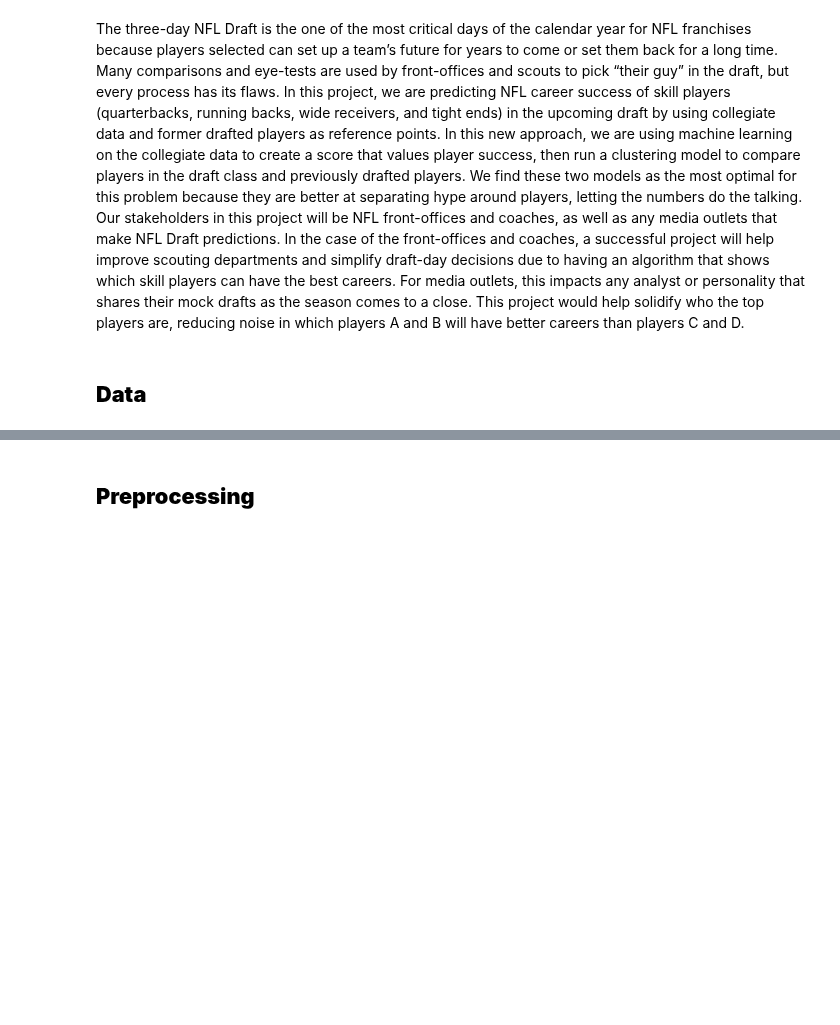
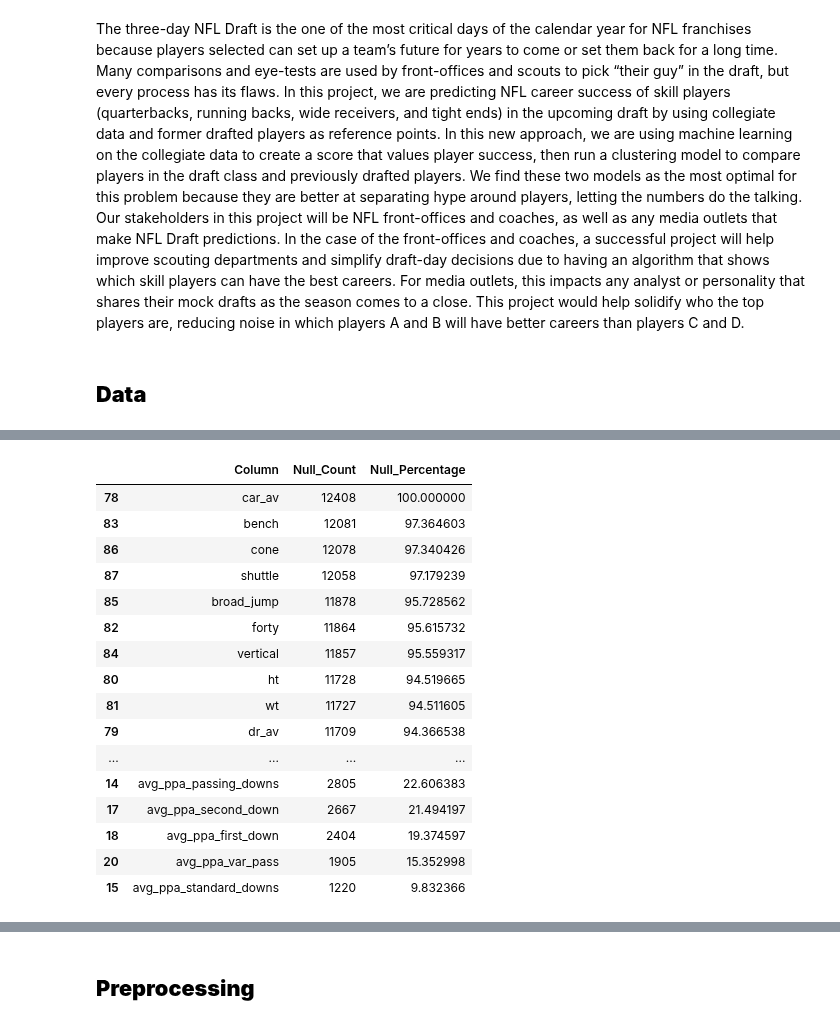
Before and after one commit to SU-IST707-SP26/group-project-big-brains-and-nathan, a Jupyter notebook: checkpoint/submission.ipynb, the cells around one changed output, grey strips where cells are left out. Saved outputs shown, nothing was run; the diff lists cells and outputs as text; code cells hidden in the pictures; blank space fills up the shorter version.

```diff
--- a/checkpoint/submission.ipynb
+++ b/checkpoint/submission.ipynb
@@ -12,0 +37,38 @@ The three-day NFL Draft is the one of the most critical days of the calendar yea
+# %%
+import pandas as pd, matplotlib.pyplot as plt
+
+pd.set_option('display.max_columns', None)
+
+merged = pd.read_csv('../data/merged.csv', index_col = 0)
+
+
+null_counts = merged.isnull().sum()
+null_percentage = (merged.isnull().sum() / len(merged)) * 100
+
+null_df = pd.DataFrame({
+    'Column': null_counts.index,
+    'Null_Count': null_counts.values,
+    'Null_Percentage': null_percentage.values
+})
+final_null = null_df[null_df['Null_Count'] > 0].sort_values(by = "Null_Count", ascending = False)
+
+pd.set_option('display.max_rows', None)
+final_null
+# %% [output]
+|  | Column | Null_Count | Null_Percentage |
+| 78 | car_av | 12408 | 100.000000 |
+| 83 | bench | 12081 | 97.364603 |
+| 86 | cone | 12078 | 97.340426 |
+| 87 | shuttle | 12058 | 97.179239 |
+| 85 | broad_jump | 11878 | 95.728562 |
+| 82 | forty | 11864 | 95.615732 |
+| 84 | vertical | 11857 | 95.559317 |
+| 80 | ht | 11728 | 94.519665 |
+| 81 | wt | 11727 | 94.511605 |
+| 79 | dr_av | 11709 | 94.366538 |
+| ... | ... | ... | ... |
+| 14 | avg_ppa_passing_downs | 2805 | 22.606383 |
+| 17 | avg_ppa_second_down | 2667 | 21.494197 |
+| 18 | avg_ppa_first_down | 2404 | 19.374597 |
+| 20 | avg_ppa_var_pass | 1905 | 15.352998 |
+| 15 | avg_ppa_standard_downs | 1220 | 9.832366 |
```
Also changed, not shown: parts of 9 cells of this notebook.
